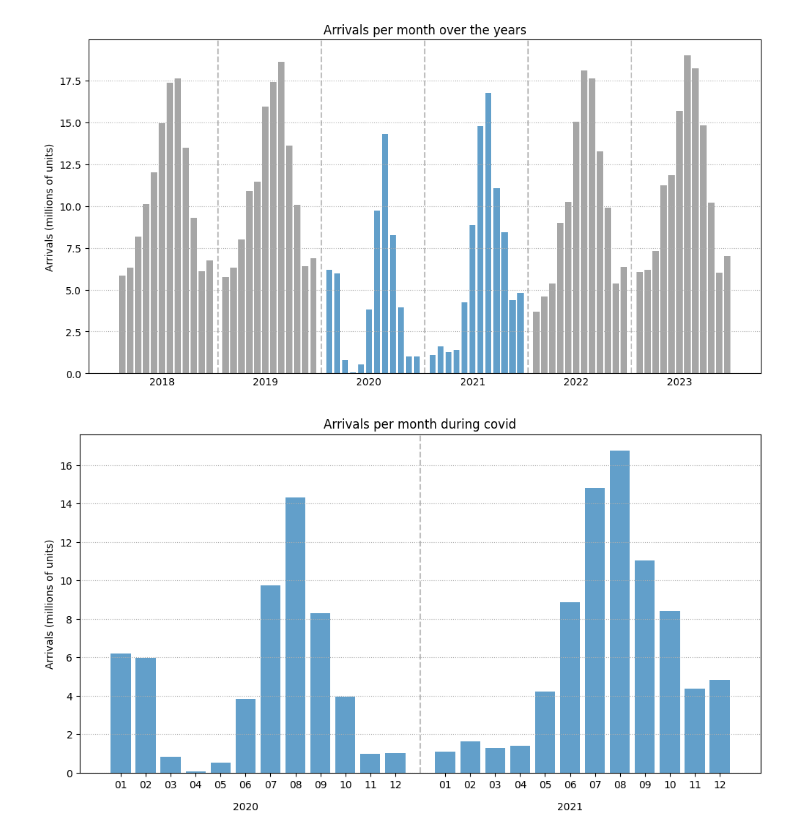
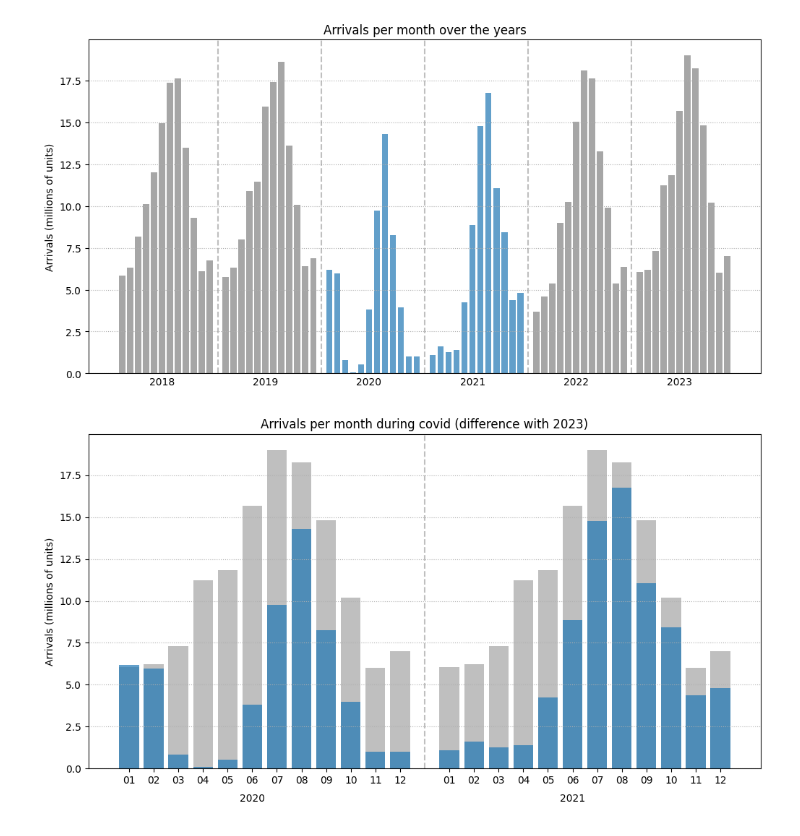
Before and after one commit to T0ls/data-Visualization, a Jupyter notebook: code/timeline.ipynb, the cells around one changed output. Cells and saved outputs as stored; diff of their text form; code cells hidden in the pictures.

Commit message:
feat: timeline new graph

```diff
--- a/code/timeline.ipynb
+++ b/code/timeline.ipynb
@@ -61,22 +61,24 @@ plt.show()
 # %%
 plt.figure(figsize=(12, 6))
 
 for year in ['2020', '2021']:
   plt.text(f'{year}-06', -1.5, year, ha='center', va='top', fontsize=10)
   year_data = arrivals.loc[arrivals.index.str.startswith(year)]
+  ref_data = arrivals.loc[arrivals.index.str.startswith('2023')]
   if year != '2020':
     plt.axvline(x=f'{year}-0', color='gray', linestyle='--', alpha=0.5)
+  plt.bar(year_data.index, ref_data['OBS_VALUE'], color='gray', label='2023', alpha=0.5)
   plt.bar(year_data.index, year_data['OBS_VALUE'], color='C0', label=year, alpha=0.7)
 
 xticks = plt.xticks()
 xticks_ticks = [tick for tick in xticks[0] if '2021-0' != xticks[1][tick].get_text()]
 xtick_labels = [label.get_text() for label in xticks[1] if label.get_text() != '2021-0']
 new_labels = [label.split('-')[1] for label in xtick_labels]
 plt.xticks(xticks_ticks, new_labels)
 
 plt.ylabel("Arrivals (millions of units)")
-plt.title("Arrivals per month during covid")
+plt.title("Arrivals per month during covid (difference with 2023)")
 plt.grid(True, axis='y', linestyle=':')
 plt.show()
 # %% [output]
-[figure, old version]
+[figure, new version]
```
Also changed, not shown: parts of 1 cell of this notebook.
